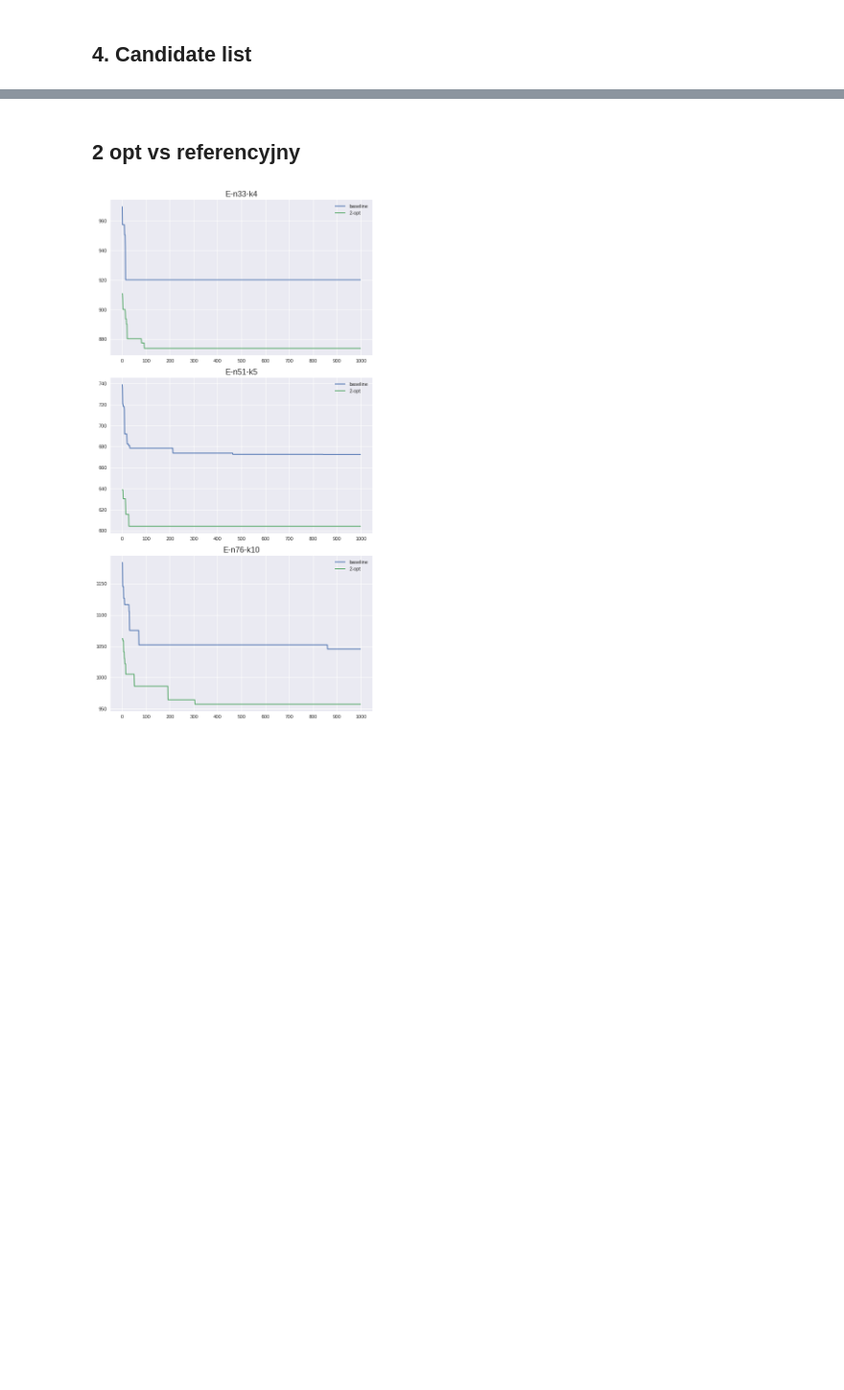
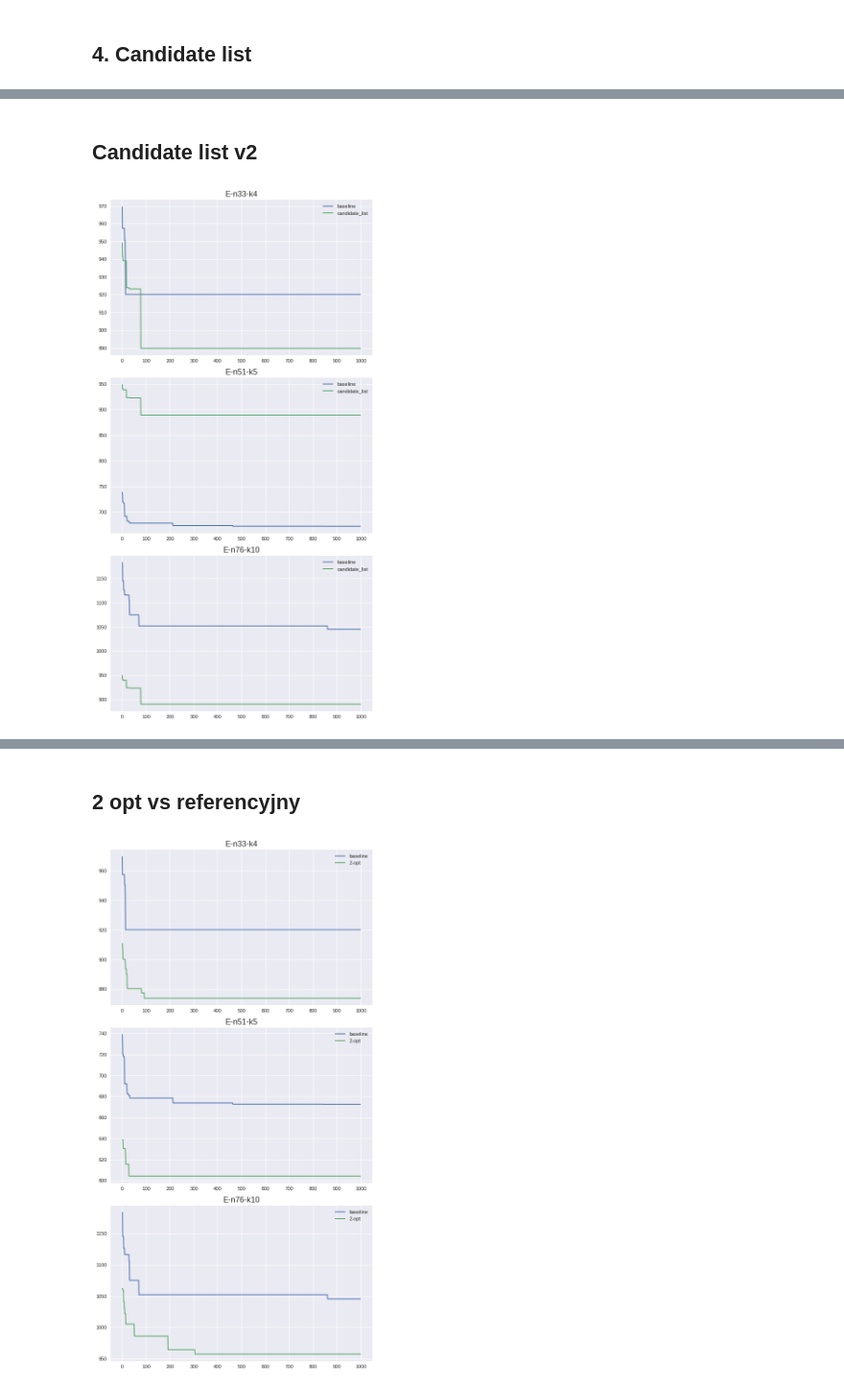
Before and after one commit to alcaster/CVRP_ACO, a Jupyter notebook: Plot.ipynb, the cells around one changed output, grey strips where cells are left out. Shown: that part at 96% size. Drawn from its saved outputs; the diff is of its cells as text; code cells hidden in the pictures; blank space fills up the shorter version.

Commit message:
Upload more results

```diff
--- a/Plot.ipynb
+++ b/Plot.ipynb
@@ -58,0 +61,14 @@ assert dg_76
+# %%
+FILENAME_CANDIDATEV2_33 = Path().resolve() / "results_1586903125" / "save.pkl"
+FILENAME_CANDIDATEV2_51 = Path().resolve() / "results_1586903664" / "save.pkl"
+FILENAME_CANDIDATEV2_76 = Path().resolve() / "results_1586902800" / "save.pkl"
+with open(FILENAME_CANDIDATEV2_33, "rb") as f:
+    dc_33 = pickle.load(f)[("candidate_list", 20, 2, 0.25)]
+with open(FILENAME_CANDIDATEV2_51, "rb") as f:
+    dc_51 = pickle.load(f)[("candidate_list", 20, 2, 0.25)]
+with open(FILENAME_CANDIDATEV2_76, "rb") as f:
+    dc_76 = pickle.load(f)[("candidate_list", 20, 2, 0.25)]
+
+assert dc_33
+assert dc_51
+assert dc_76
@@ -73,15 +110,16 @@ def best_score_from_history(arr: np.ndarray) -> List[float]:
 @dataclass
 class Task:
     data: np.ndarray
+    candidatev2_data: np.ndarray
     greedy_data: np.ndarray
     name: str
 # %% [output]
 [interactive output not drawn]
 # %%
 tasks = [
-    Task(d_33, dg_33, "E-n33-k4"),
-    Task(d_51, dg_51, "E-n51-k5"),
-    Task(d_76, dg_76, "E-n76-k10"),
+    Task(d_33, dc_33, dg_33, "E-n33-k4"),
+    Task(d_51, dc_33, dg_51, "E-n51-k5"),
+    Task(d_76, dc_33, dg_76, "E-n76-k10"),
 ]
 # %% [output]
 [interactive output not drawn]
@@ -198,3 +236,26 @@ fig.savefig("candidate-vs-reference.svg", dpi=fig.dpi)
 # %% [output]
 [figure]
 [interactive output not drawn]
+# %% [markdown]
+## Candidate list v2
+# %%
+fig, (ax1, ax2, ax3) = plt.subplots(
+    3, figsize=(8, 15), dpi=80, facecolor="w", edgecolor="k"
+)
+axes = [ax1, ax2, ax3]
+for task, ax in zip(tasks, axes):
+    baseline_data = best_score_from_history(task.data[("baseline", 20, 2, 0.25)][1])
+    ax.plot(baseline_data, label="baseline")
+
+    candidate_list_data = best_score_from_history(task.candidatev2_data[1])
+    ax.plot(candidate_list_data, label="candidate_list")
+
+    ax.legend(loc="upper right")
+    ax.xaxis.set_ticks(np.arange(0, len(curr_data) + 1, 100))
+    ax.set_title(task.name, fontsize=16)
+
+# fig.suptitle("Candidate list vs reference", fontsize=20, y=0.94)
+fig.tight_layout()
+fig.savefig("candidatev2-vs-reference.svg", dpi=fig.dpi)
+# %% [output]
+[figure, added]
```
Also changed, not shown: parts of 7 cells of this notebook, 28 other files.
